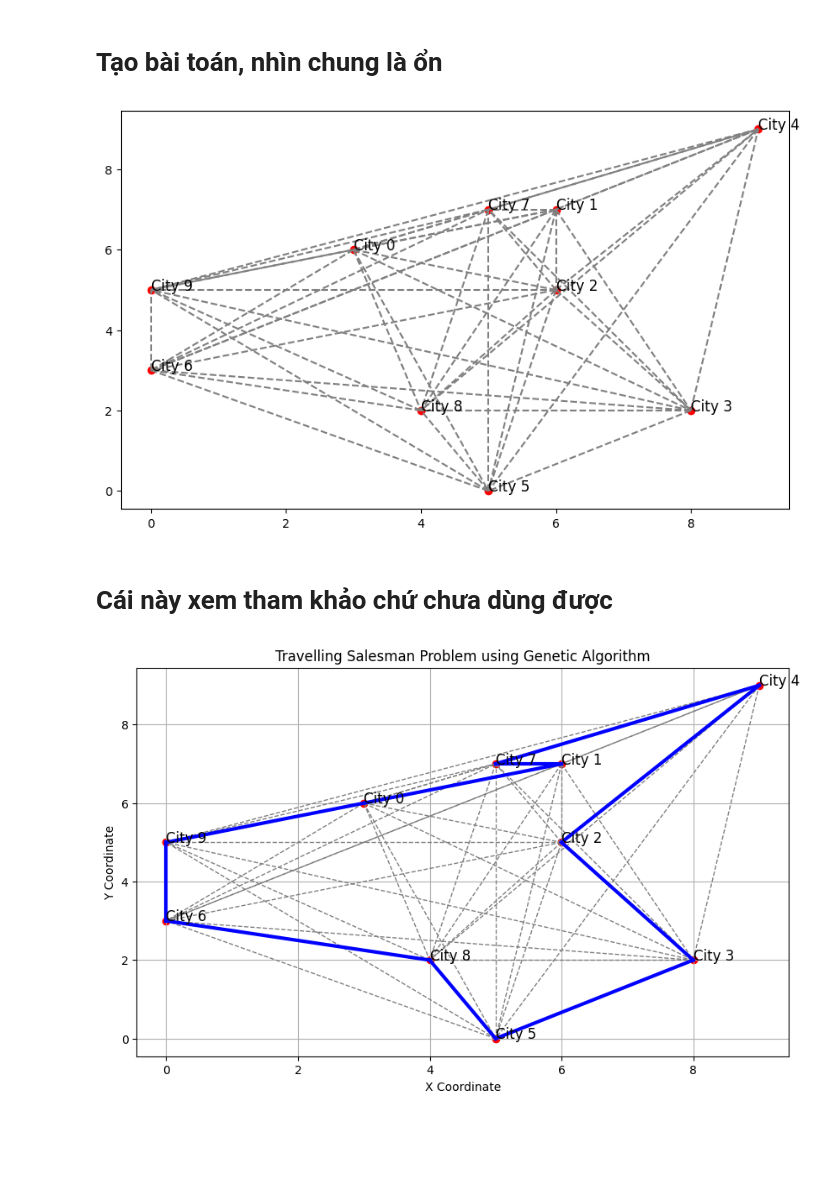
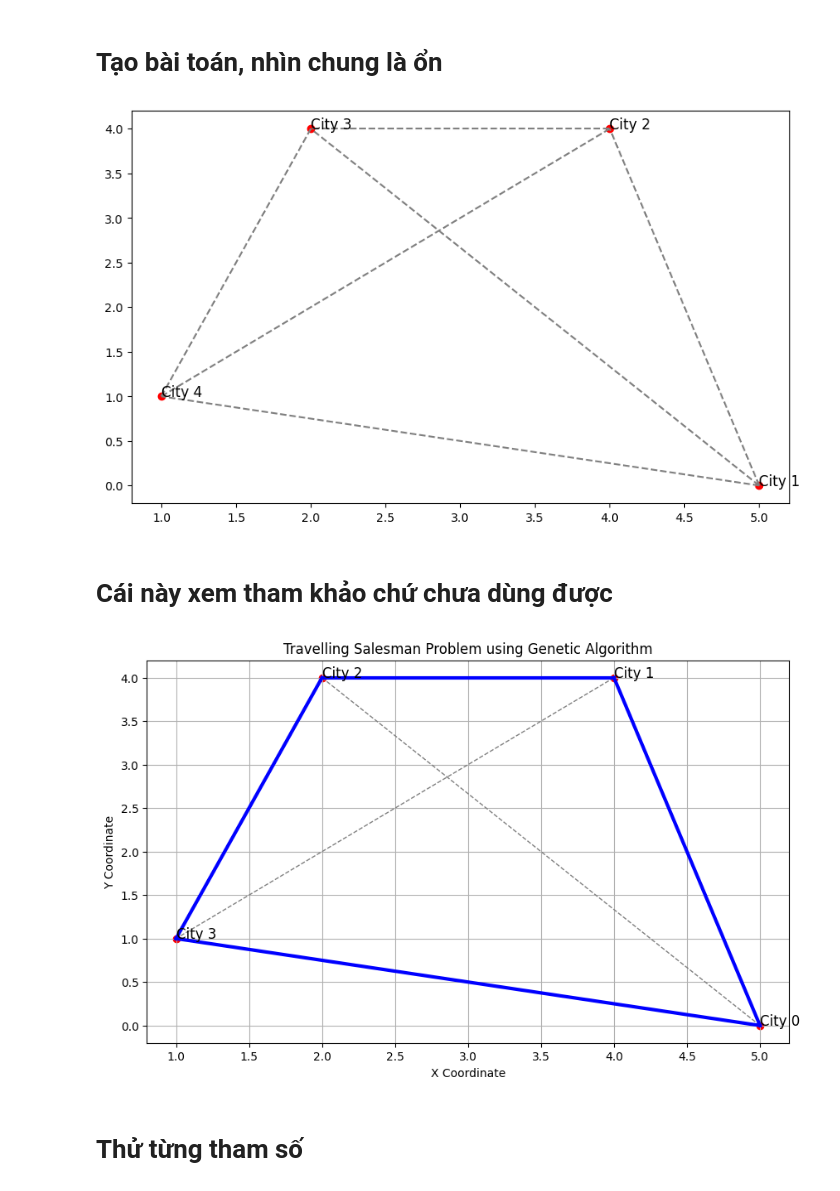
Before and after one commit to ThienNguyen3001/Travelling-Salesman-AI-Final, a Jupyter notebook: code.ipynb, the cells around one changed output. Saved outputs shown, nothing was run; the diff lists cells and outputs as text; code cells hidden in the pictures; blank space fills up the shorter version.

```diff
--- a/code.ipynb
+++ b/code.ipynb
@@ -13,41 +13,40 @@ class TravellingSalesmanProblem:
         self.dist_matrix = self._calculate_distance_matrix()
 
     def _generate_cities(self):
         return np.random.randint(0, self.max_coordinate, size=(self.num_cities, 2))
 
     def _calculate_distance_matrix(self):
         num_cities = self.cities.shape[0]
         dist_matrix = np.zeros((num_cities, num_cities))
         for i in range(num_cities):
             for j in range(num_cities):
                 dist_matrix[i, j] = np.linalg.norm(self.cities[i, :2] - self.cities[j, :2])
         return dist_matrix
 
     def total_distance(self, path):
         return sum(self.dist_matrix[path[i], path[i + 1]] for i in range(len(path) - 1))
 
     def visualize_cities(self):
         plt.figure(figsize=(10, 6))
         plt.scatter(self.cities[:, 0], self.cities[:, 1], c='red')
 
         for i in range(self.num_cities):
-            plt.text(self.cities[i, 0], self.cities[i, 1], f'City {i}', fontsize=12)
+            plt.text(self.cities[i, 0], self.cities[i, 1], f'City {i+1}', fontsize=12)
 
         # Nối các thành phố với nhau bằng các đường thẳng
         for i in range(self.num_cities):
             for j in range(i + 1, self.num_cities):
                 plt.plot([self.cities[i, 0], self.cities[j, 0]],
                         [self.cities[i, 1], self.cities[j, 1]], 'gray', linestyle='--')
-num_cities = 10
-max_coordinate = 10
+num_cities = 4
+max_coordinate = 6
 tsp = TravellingSalesmanProblem(num_cities, max_coordinate)
 tsp.visualize_cities()
 # %% [output]
-[figure, old version]
+[figure, new version]
 # %% [markdown]
 # Cái này xem tham khảo chứ chưa dùng được
 # %%
-
 class GeneticAlgorithm:
     def __init__(self, tsp, pop_size=100, num_generations=500, mutation_rate=0.1):
         self.tsp = tsp
@@ -164,4 +163,6 @@ plt.ylabel('Y Coordinate')
 plt.grid(True)
 plt.show()
 # %% [output]
-[figure, old version]
+[figure, new version]
+# %% [markdown]
+# Thử từng tham số
```
Also changed, not shown: parts of 1 cell of this notebook, 1 other file.
